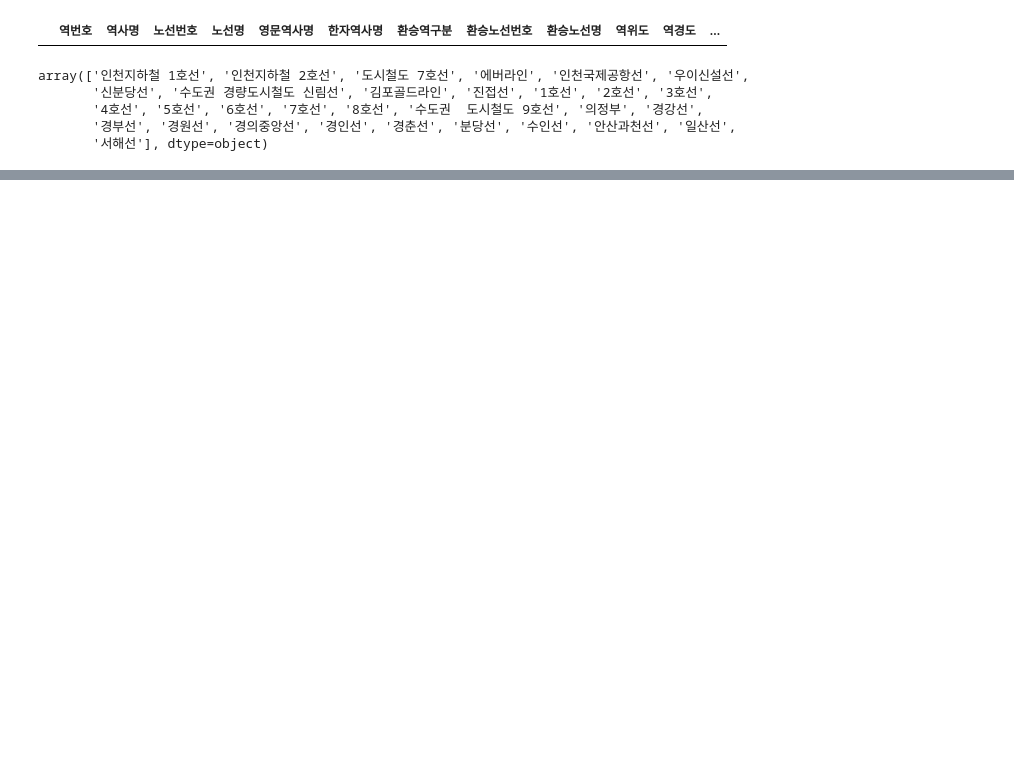
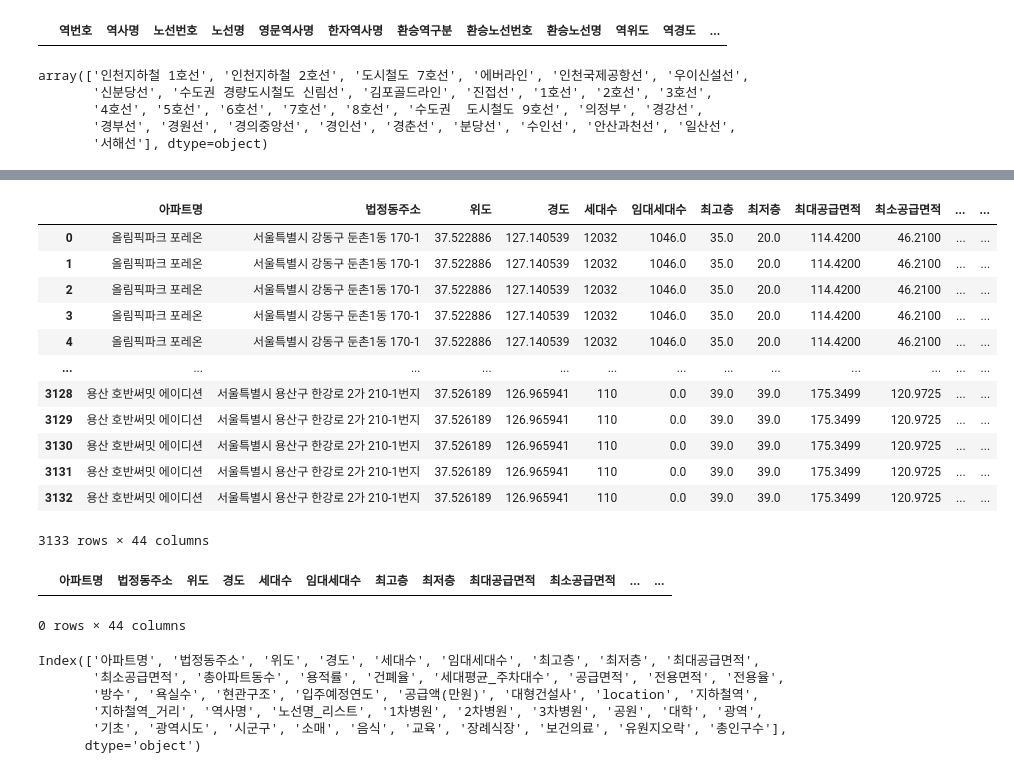
Before and after one commit to hwangeunok/git_practice, a Jupyter notebook: apartment_variables.ipynb, the cells around one changed output, grey strips where cells are left out. Cells and saved outputs as stored; diff of their text form; code cells hidden in the pictures; blank space fills up the shorter version.

```diff
--- a/apartment_variables.ipynb
+++ b/apartment_variables.ipynb
@@ -357,0 +645,8 @@ apartment.to_csv("apartment_20230819.csv")
+# %%
+apartment_rail.loc[apartment_rail['광역'] == '안양동', '법정동주소'] = '경기도 안양시 만안구 안양동 전파로61번길 20'
+apartment_rail.loc[apartment_rail['광역'] == '광주시', '법정동주소'] = '경기도 광주시 탄벌동 532-2번지'
+apartment_rail['광역'] = apartment_rail['법정동주소'].apply(lambda x: x.split(" ")[0])
+apartment_rail.loc[(apartment_rail['광역'] == '서울시') | (apartment_rail['광역'] == '서울특별시'), '광역'] = '서울'
+apartment_rail.loc[(apartment_rail['광역'] == '인천시') | (apartment_rail['광역'] == '인천광역시'), '광역'] = '인천'
+apartment_rail.loc[(apartment_rail['광역'] == '경기도'), '광역'] = '경기'
+apartment_rail['광역'].value_counts()
@@ -357,0 +659,3 @@ apartment.to_csv("apartment_20230819.csv")
+# %%
+apartment_rail['기초'] = apartment_rail['법정동주소'].apply(lambda x: x.split(" ")[1])
+apartment_rail['기초'].unique()
@@ -357,0 +671,4 @@ apartment.to_csv("apartment_20230819.csv")
+# %%
+apartment_rail.loc[apartment_rail['기초'] == '용인처인구', '기초'] = '용인시'
+apartment_rail.loc[apartment_rail['기초'] == '성남수정구', '기초'] = '성남시'
+apartment_rail.loc[apartment_rail['기초'] == '고양덕양구', '기초'] = '고양시'
@@ -357,0 +702,3 @@ apartment.to_csv("apartment_20230819.csv")
+# %%
+area = pd.read_csv("상권_변수.csv")
+area.head()
@@ -357,0 +712,32 @@ apartment.to_csv("apartment_20230819.csv")
+# %%
+merged = pd.merge(apartment_rail, area, left_on=['광역', '기초'], right_on=['광역시도', '시군구'], how='inner')
+merged
+# %% [output]
+|  | 아파트명 | 법정동주소 | 위도 | 경도 | 세대수 | 임대세대수 | 최고층 | 최저층 | 최대공급면적 | 최소공급면적 | ... | ... |
+| 0 | 올림픽파크 포레온 | 서울특별시 강동구 둔촌1동 170-1 | 37.522886 | 127.140539 | 12032 | 1046.0 | 35.0 | 20.0 | 114.4200 | 46.2100 | ... | ... |
+| 1 | 올림픽파크 포레온 | 서울특별시 강동구 둔촌1동 170-1 | 37.522886 | 127.140539 | 12032 | 1046.0 | 35.0 | 20.0 | 114.4200 | 46.2100 | ... | ... |
+| 2 | 올림픽파크 포레온 | 서울특별시 강동구 둔촌1동 170-1 | 37.522886 | 127.140539 | 12032 | 1046.0 | 35.0 | 20.0 | 114.4200 | 46.2100 | ... | ... |
+| 3 | 올림픽파크 포레온 | 서울특별시 강동구 둔촌1동 170-1 | 37.522886 | 127.140539 | 12032 | 1046.0 | 35.0 | 20.0 | 114.4200 | 46.2100 | ... | ... |
+| 4 | 올림픽파크 포레온 | 서울특별시 강동구 둔촌1동 170-1 | 37.522886 | 127.140539 | 12032 | 1046.0 | 35.0 | 20.0 | 114.4200 | 46.2100 | ... | ... |
+| ... | ... | ... | ... | ... | ... | ... | ... | ... | ... | ... | ... | ... |
+| 3128 | 용산 호반써밋 에이디션 | 서울특별시 용산구 한강로 2가 210-1번지 | 37.526189 | 126.965941 | 110 | 0.0 | 39.0 | 39.0 | 175.3499 | 120.9725 | ... | ... |
+| 3129 | 용산 호반써밋 에이디션 | 서울특별시 용산구 한강로 2가 210-1번지 | 37.526189 | 126.965941 | 110 | 0.0 | 39.0 | 39.0 | 175.3499 | 120.9725 | ... | ... |
+| 3130 | 용산 호반써밋 에이디션 | 서울특별시 용산구 한강로 2가 210-1번지 | 37.526189 | 126.965941 | 110 | 0.0 | 39.0 | 39.0 | 175.3499 | 120.9725 | ... | ... |
+| 3131 | 용산 호반써밋 에이디션 | 서울특별시 용산구 한강로 2가 210-1번지 | 37.526189 | 126.965941 | 110 | 0.0 | 39.0 | 39.0 | 175.3499 | 120.9725 | ... | ... |
+| 3132 | 용산 호반써밋 에이디션 | 서울특별시 용산구 한강로 2가 210-1번지 | 37.526189 | 126.965941 | 110 | 0.0 | 39.0 | 39.0 | 175.3499 | 120.9725 | ... | ... |
+3133 rows × 44 columns
+# %%
+merged[merged['기초'].isna()|merged['시군구'].isna()]
+merged[merged['광역'].isna()|merged['광역시도'].isna()]
+# %% [output]
+|  | 아파트명 | 법정동주소 | 위도 | 경도 | 세대수 | 임대세대수 | 최고층 | 최저층 | 최대공급면적 | 최소공급면적 | ... | ... |
+0 rows × 44 columns
+# %%
+merged.columns
+# %% [output]
+Index(['아파트명', '법정동주소', '위도', '경도', '세대수', '임대세대수', '최고층', '최저층', '최대공급면적',
+       '최소공급면적', '총아파트동수', '용적률', '건폐율', '세대평균_주차대수', '공급면적', '전용면적', '전용율',
+       '방수', '욕실수', '현관구조', '입주예정연도', '공급액(만원)', '대형건설사', 'location', '지하철역',
+       '지하철역_거리', '역사명', '노선명_리스트', '1차병원', '2차병원', '3차병원', '공원', '대학', '광역',
+       '기초', '광역시도', '시군구', '소매', '음식', '교육', '장례식장', '보건의료', '유원지오락', '총인구수'],
+      dtype='object')
```
Also changed, not shown: parts of 69 cells of this notebook.
